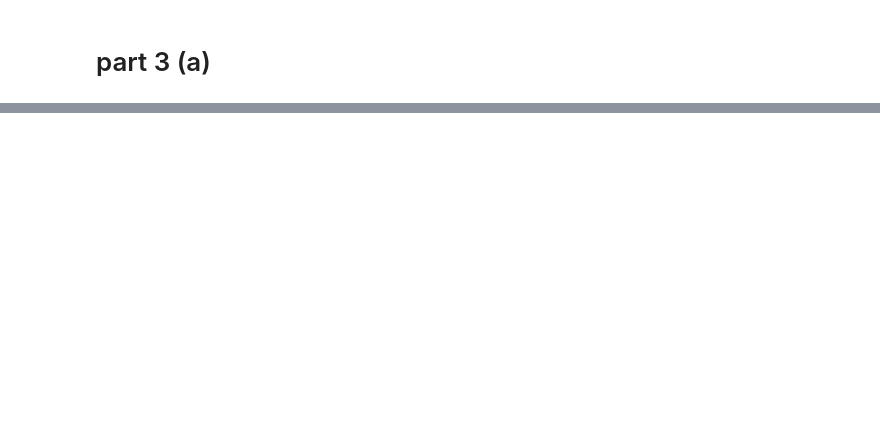
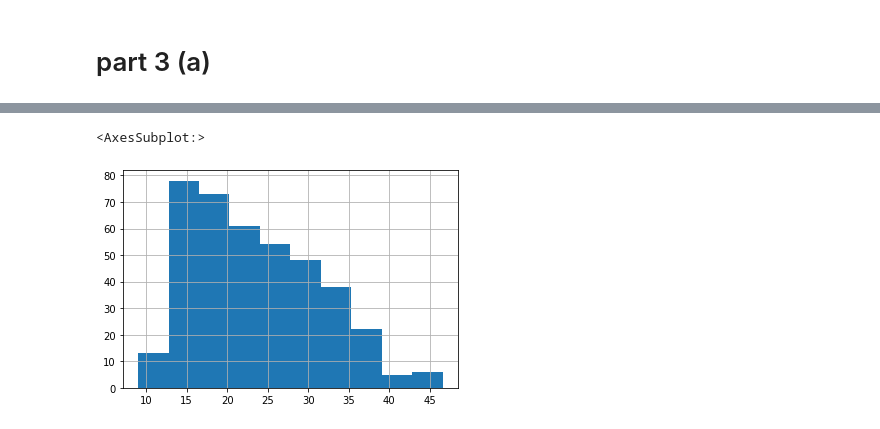
Before and after one commit to shrutikatkade/DM___, a Jupyter notebook: Practical-01.ipynb, the cells around one changed output, grey strips where cells are left out. Saved outputs shown, nothing was run; the diff lists cells and outputs as text; code cells hidden in the pictures; blank space fills up the shorter version.

```diff
--- a/Practical-01.ipynb
+++ b/Practical-01.ipynb
@@ -277,0 +436,5 @@ plt.show()
+# %%
+x_df['mpg'].hist()
+# %% [output]
+<AxesSubplot:>
+[figure, added]
```
Also changed, not shown: parts of 28 cells of this notebook.
